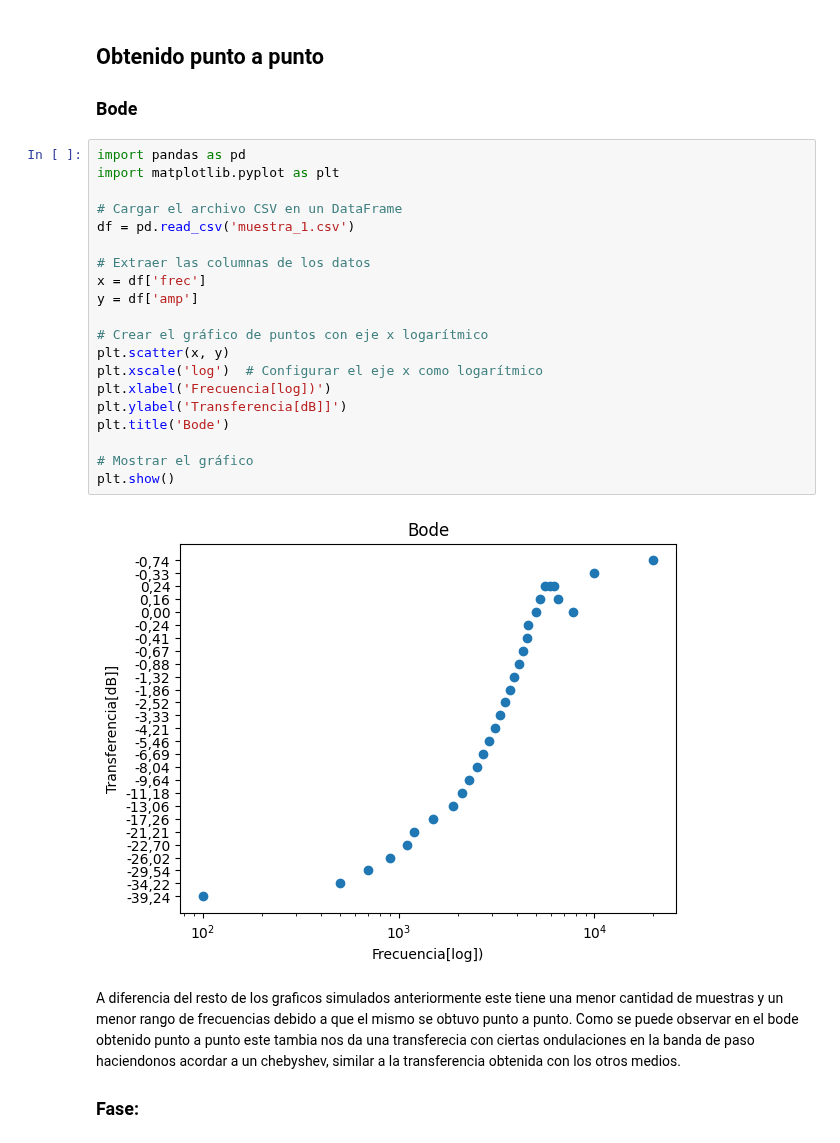
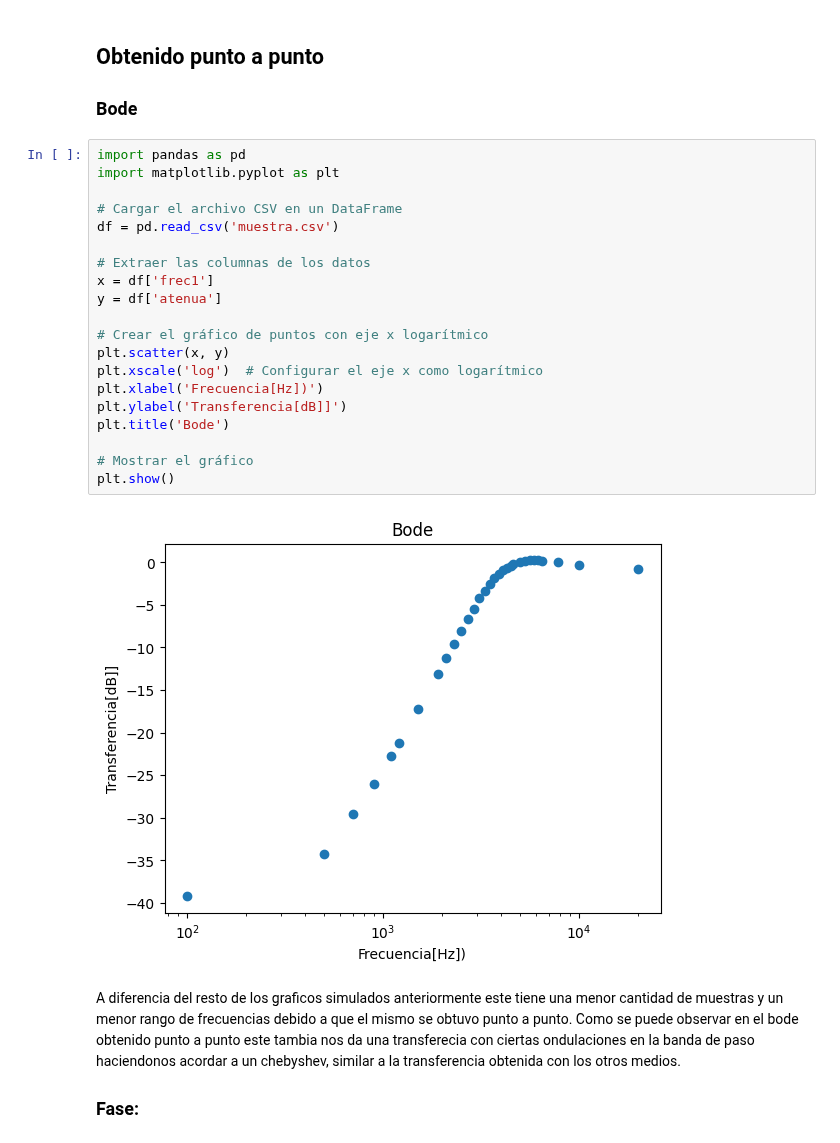
Before and after one commit to Pereyzaquer/TC2_NicolasPereyra, a Jupyter notebook: Labo_Tp/Trabajo_labo.ipynb, the cells around one changed output. Cells and saved outputs as stored; diff of their text form.

```diff
--- a/Labo_Tp/Trabajo_labo.ipynb
+++ b/Labo_Tp/Trabajo_labo.ipynb
@@ -165,25 +172,25 @@ Como se pude observar en los graficos obtenidos de forma experimental con el ana
 # %%
 import pandas as pd
 import matplotlib.pyplot as plt
 
 # Cargar el archivo CSV en un DataFrame
-df = pd.read_csv('muestra_1.csv')
+df = pd.read_csv('muestra.csv')
 
 # Extraer las columnas de los datos
-x = df['frec']
-y = df['amp']
+x = df['frec1']
+y = df['atenua']
 
 # Crear el gráfico de puntos con eje x logarítmico
 plt.scatter(x, y)
 plt.xscale('log')  # Configurar el eje x como logarítmico
-plt.xlabel('Frecuencia[log])')
+plt.xlabel('Frecuencia[Hz])')
 plt.ylabel('Transferencia[dB]]')
 plt.title('Bode')
 
 # Mostrar el gráfico
 plt.show()
 # %% [output]
-[figure, old version]
+[figure, new version]
 # %% [markdown]
 A diferencia del resto de los graficos simulados anteriormente este tiene una menor cantidad de muestras y un menor rango de frecuencias debido a que el mismo se obtuvo punto a punto. Como se puede observar en el bode obtenido punto a punto este tambia nos da una transferecia con ciertas ondulaciones en la banda de paso haciendonos acordar a un chebyshev, similar a la transferencia obtenida con los otros medios.
 ### Fase:
```
Also changed, not shown: parts of 9 cells of this notebook, 1 other file.
